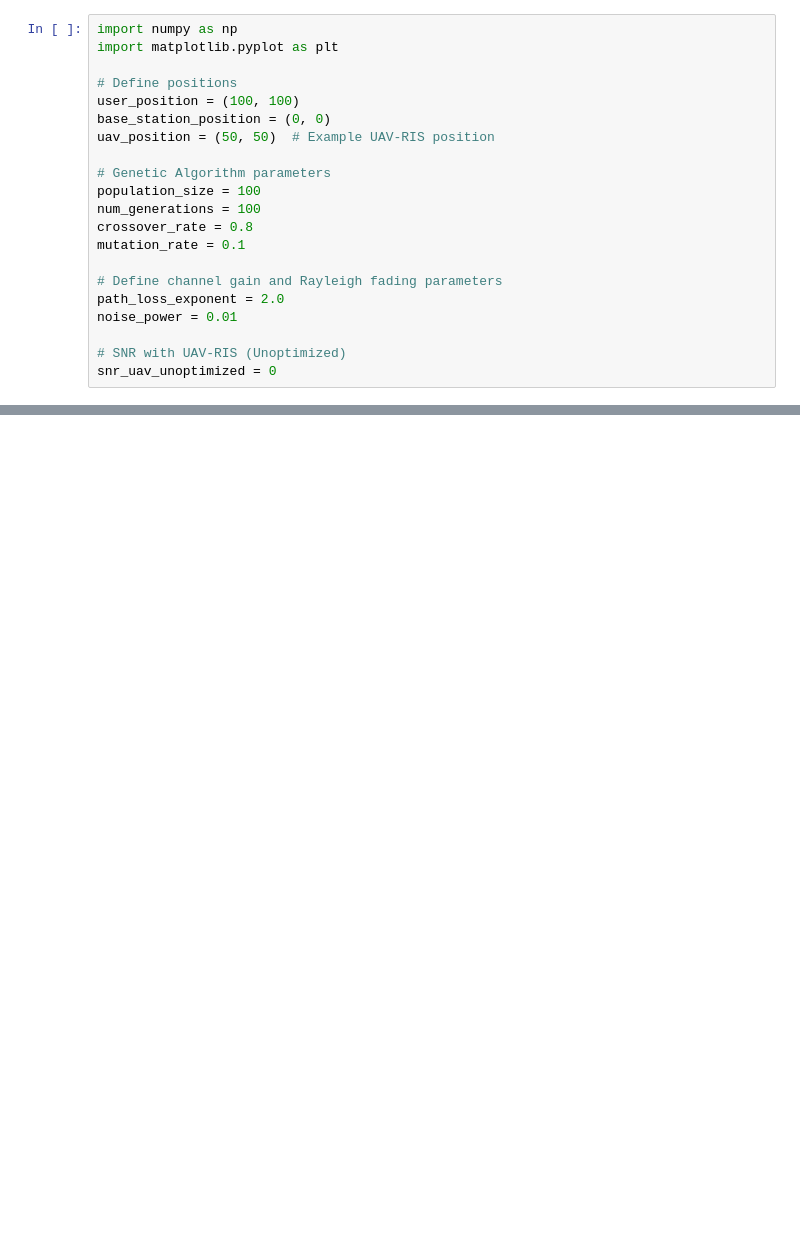
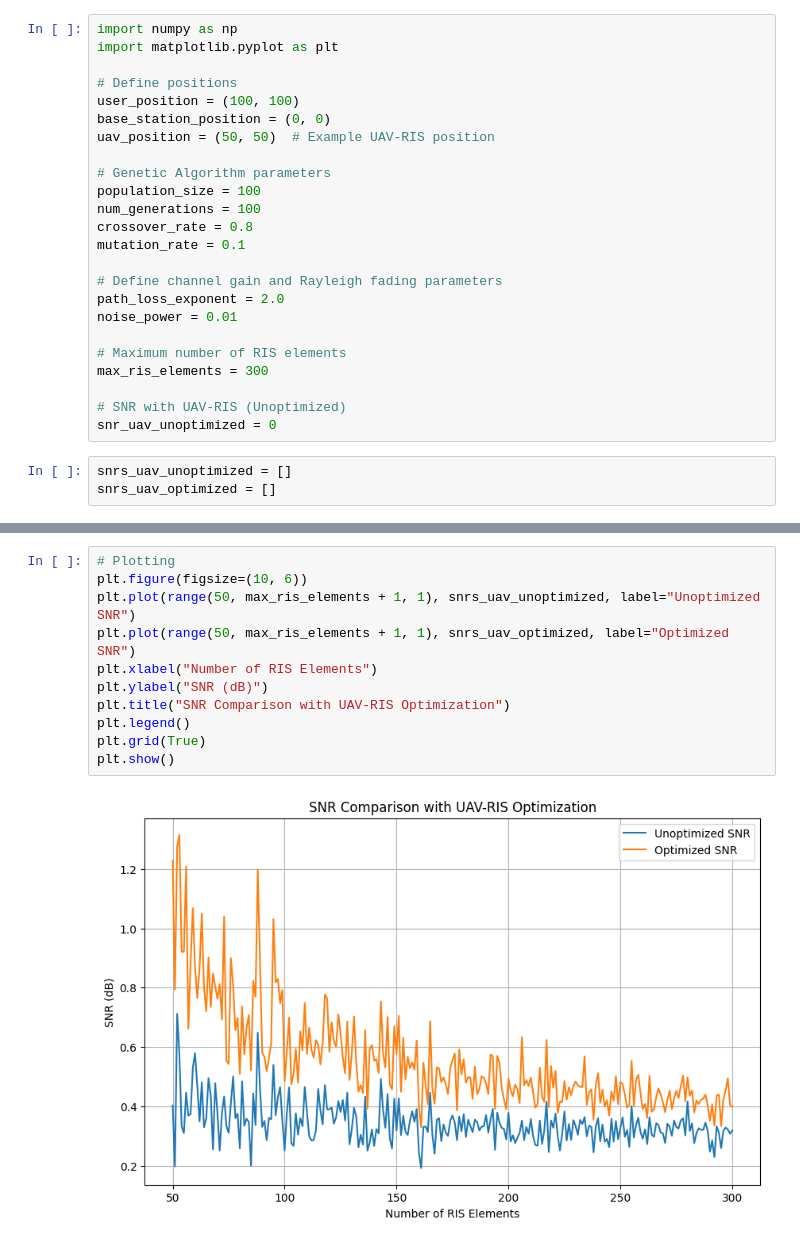
Before and after one commit to AdityaPote/UAV-RIS-Optimization, a Jupyter notebook: Trial runs/main.ipynb, the cells around one changed output, grey strips where cells are left out. Drawn from its saved outputs; the diff is of its cells as text; blank space fills up the shorter version.

```diff
--- a/Trial runs/main.ipynb
+++ b/Trial runs/main.ipynb
@@ -17,6 +17,12 @@ mutation_rate = 0.1
 path_loss_exponent = 2.0
 noise_power = 0.01
 
+# Maximum number of RIS elements
+max_ris_elements = 300
+
 # SNR with UAV-RIS (Unoptimized)
 snr_uav_unoptimized = 0
+# %%
+snrs_uav_unoptimized = []
+snrs_uav_optimized = []
 # %%
@@ -218,0 +180,13 @@ Improvement Percentage: 14.309417925810958 %
+# %%
+# Plotting
+plt.figure(figsize=(10, 6))
+plt.plot(range(50, max_ris_elements + 1, 1), snrs_uav_unoptimized, label="Unoptimized SNR")
+plt.plot(range(50, max_ris_elements + 1, 1), snrs_uav_optimized, label="Optimized SNR")
+plt.xlabel("Number of RIS Elements")
+plt.ylabel("SNR (dB)")
+plt.title("SNR Comparison with UAV-RIS Optimization")
+plt.legend()
+plt.grid(True)
+plt.show()
+# %% [output]
+[figure, added]
```
Also changed, not shown: parts of 1 cell of this notebook, 4 other files.
